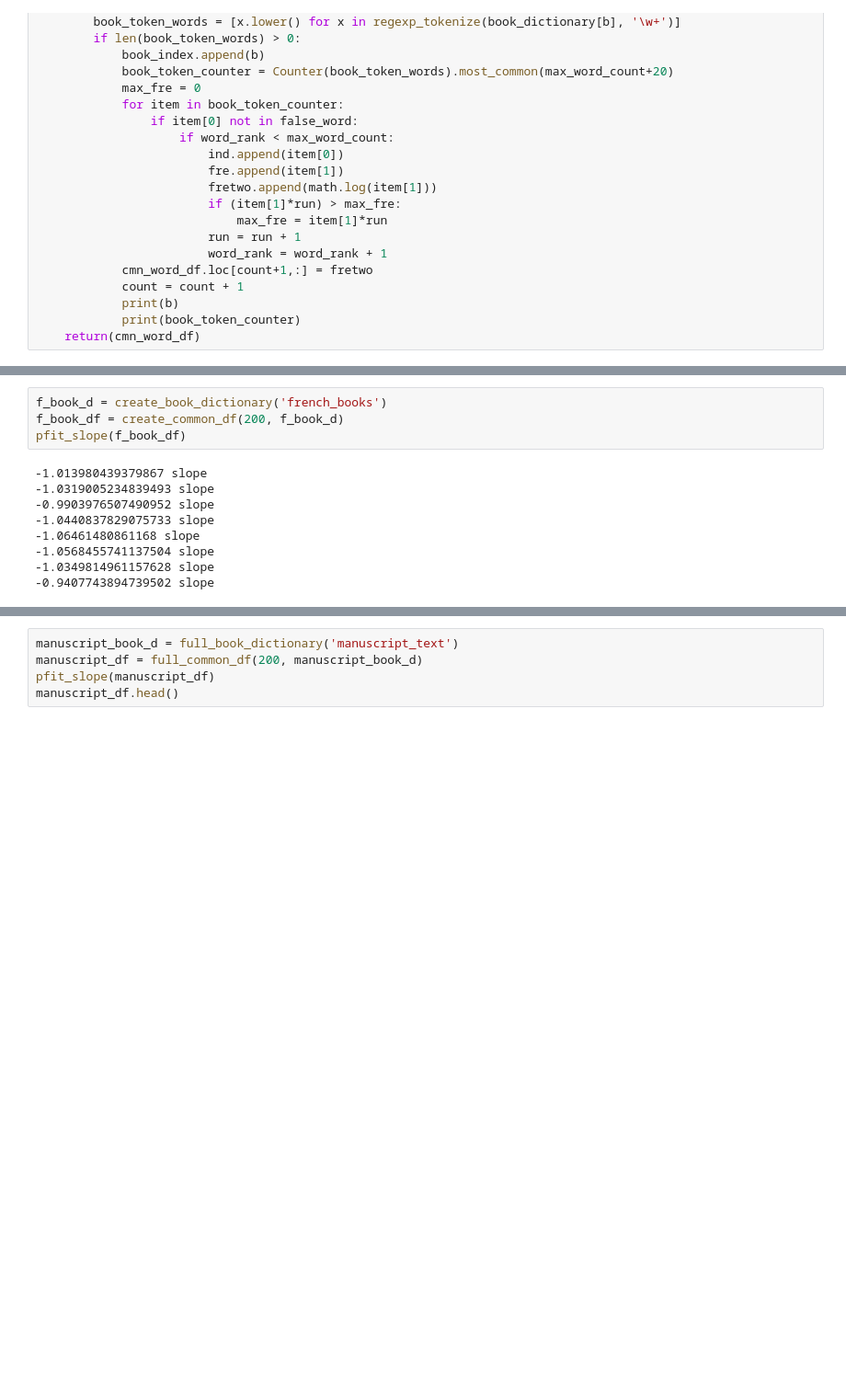
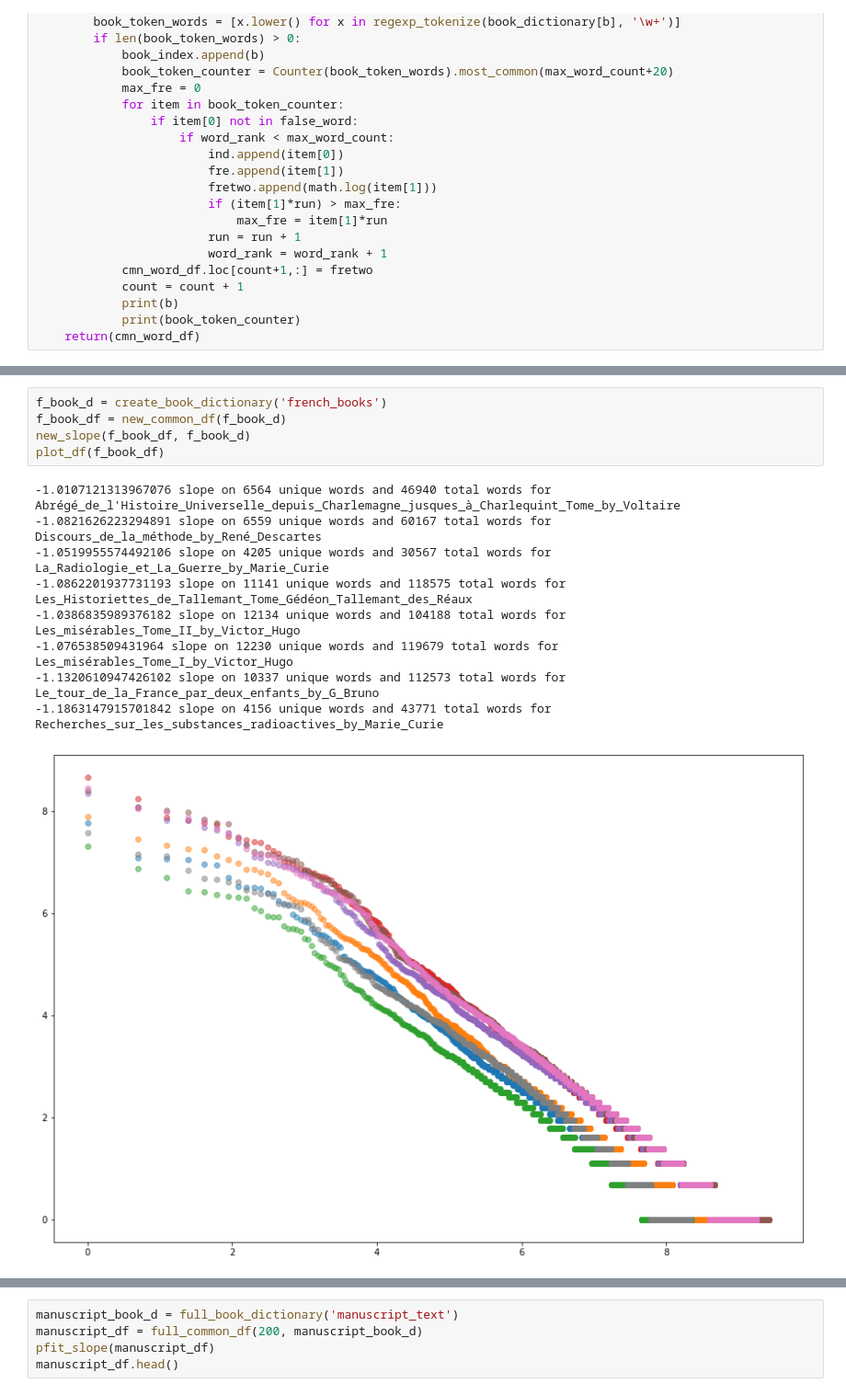
Before and after one commit to ccmerry/voynich_manuscript_text_analysis, a Jupyter notebook: book_analysis.ipynb, the cells around one changed output, grey strips where cells are left out. Shown at 92% size. Drawn from its saved outputs; the diff is of its cells as text; blank space fills up the shorter version.

```diff
--- a/book_analysis.ipynb
+++ b/book_analysis.ipynb
@@ -311,15 +350,17 @@ e_book_df.head()
 # %%
 f_book_d = create_book_dictionary('french_books')
-f_book_df = create_common_df(200, f_book_d)
-pfit_slope(f_book_df)
+f_book_df = new_common_df(f_book_d)
+new_slope(f_book_df, f_book_d)
+plot_df(f_book_df)
 # %% [output]
--1.013980439379867 slope
--1.0319005234839493 slope
--0.9903976507490952 slope
--1.0440837829075733 slope
--1.06461480861168 slope
--1.0568455741137504 slope
--1.0349814961157628 slope
--0.9407743894739502 slope
+-1.0107121313967076 slope on 6564 unique words and 46940 total words for Abrégé_de_l'Histoire_Universelle_depuis_Charlemagne_jusques_à_Charlequint_Tome_by_Voltaire
+-1.0821626223294891 slope on 6559 unique words and 60167 total words for Discours_de_la_méthode_by_René_Descartes
+-1.0519955574492106 slope on 4205 unique words and 30567 total words for La_Radiologie_et_La_Guerre_by_Marie_Curie
+-1.0862201937731193 slope on 11141 unique words and 118575 total words for Les_Historiettes_de_Tallemant_Tome_Gédéon_Tallemant_des_Réaux
+-1.0386835989376182 slope on 12134 unique words and 104188 total words for Les_misérables_Tome_II_by_Victor_Hugo
+-1.076538509431964 slope on 12230 unique words and 119679 total words for Les_misérables_Tome_I_by_Victor_Hugo
+-1.1320610947426102 slope on 10337 unique words and 112573 total words for Le_tour_de_la_France_par_deux_enfants_by_G_Bruno
+-1.1863147915701842 slope on 4156 unique words and 43771 total words for Recherches_sur_les_substances_radioactives_by_Marie_Curie
+[figure, added]
 # %%
 g_book_d = create_book_dictionary('greek_books')
```
Also changed, not shown: parts of 18 cells of this notebook.
